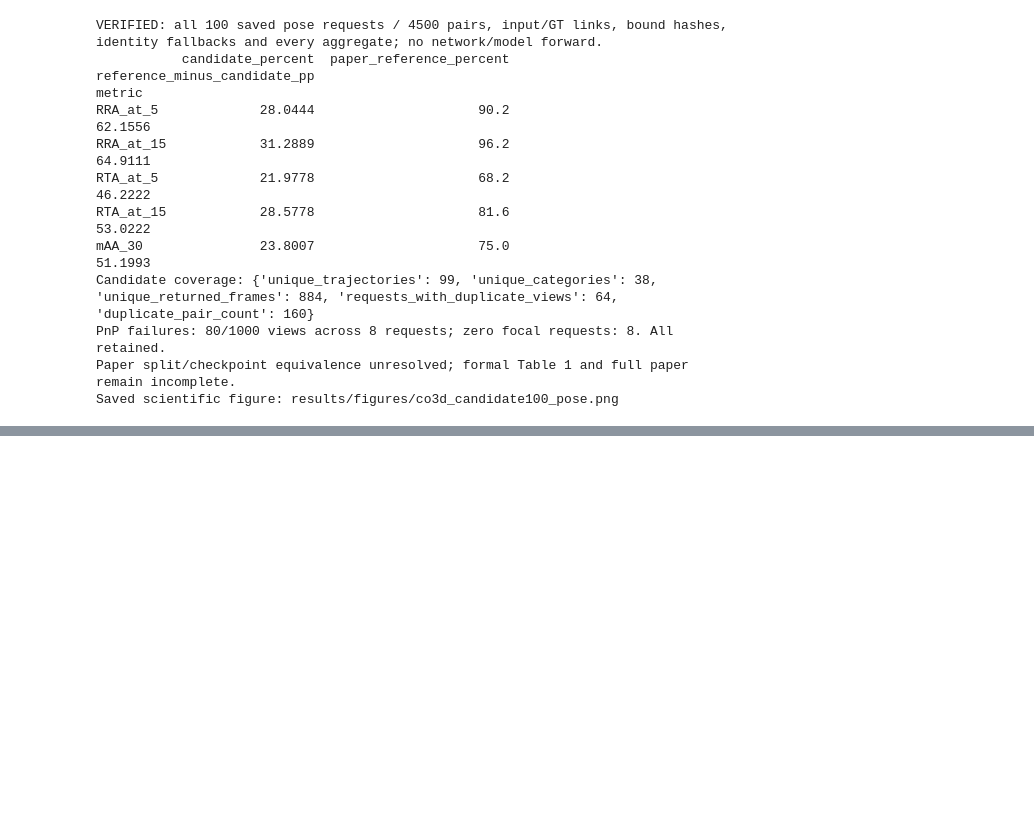
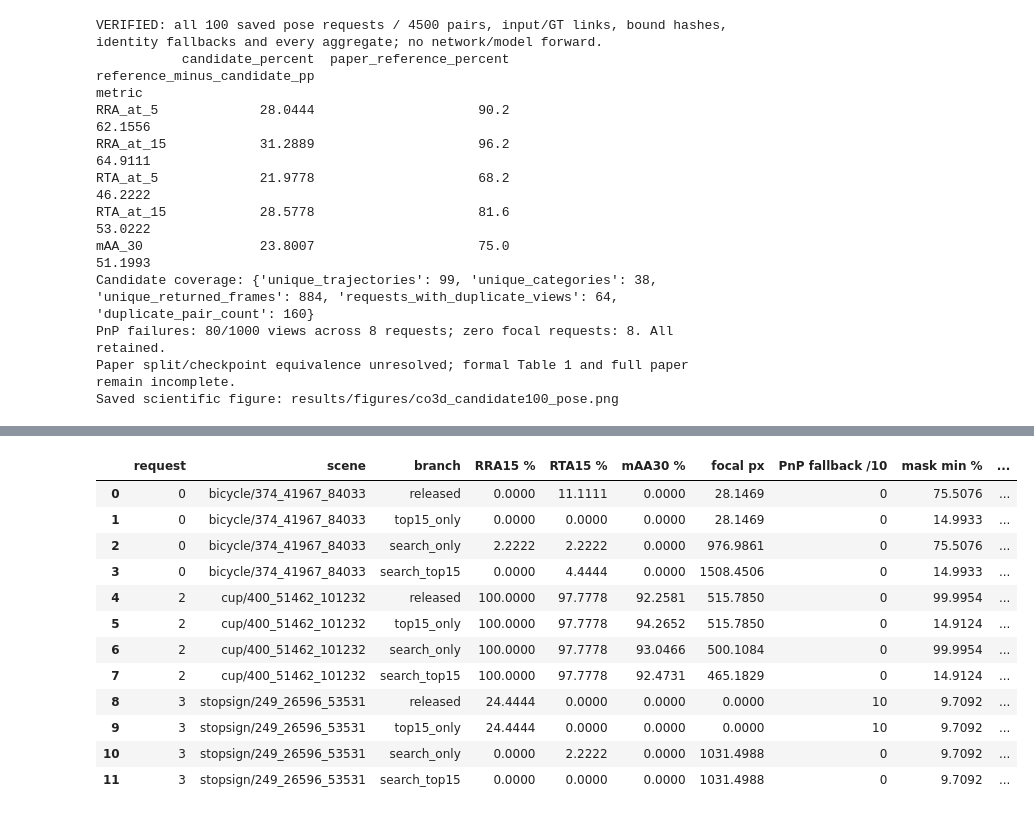
Before and after one commit to Yiran-yetuser/fast3r, a Jupyter notebook: fast3r_reproduction.ipynb, the cells around one changed output, grey strips where cells are left out. Drawn from its saved outputs; the diff is of its cells as text; code cells hidden in the pictures; blank space fills up the shorter version.

Commit message:
Audit author CO3D protocol and archive controlled PnP probes

```diff
--- a/fast3r_reproduction.ipynb
+++ b/fast3r_reproduction.ipynb
@@ -2537,0 +2553,82 @@ Saved scientific figure: results/figures/co3d_candidate100_pose.png
+# %%
+from pathlib import Path
+import hashlib, json
+import numpy as np
+import pandas as pd
+import matplotlib.pyplot as plt
+from IPython.display import display
+from fast3r.eval.cam_pose_metric import camera_to_rel_deg, calculate_auc
+import torch
+
+report_path = Path('results/co3d_candidate_pnp_diagnostic_v1_20261003.json')
+r = json.loads(report_path.read_text())
+v = json.loads(Path('results/co3d_candidate_pnp_diagnostic_verified_20261003.json').read_text())
+a = json.loads(Path('results/co3d_author_protocol_update_20261003.json').read_text())
+assert hashlib.sha256(report_path.read_bytes()).hexdigest() == v['report_sha256']
+assert r['formal_Table1_result'] is False and r['full_paper_completed'] is False
+assert r['model_forward_count'] == 3 and r['request_count'] == 3
+assert a['author_stated_request_count'] == 1000 and a['public_config']['resized_request_count'] == 100
+assert a['author_exact_processed_sequence_JSON_verified'] is False
+baseline = json.loads(Path('results/co3d_pose_100_seed42_adaptation_v3.json').read_text())
+assert hashlib.sha256(Path('results/co3d_pose_100_seed42_adaptation_v3.json').read_bytes()).hexdigest() == v['baseline_report_sha256']
+branches = ['released', 'top15_only', 'search_only', 'search_top15']
+records = []
+for row in r['requests']:
+    assert row['paired_same_forward'] and row['forward_count'] == 1
+    assert row['prediction_before'] == row['prediction_after']
+    assert row['baseline_pose_max_abs_difference'] == 0
+    gt = torch.tensor(row['gt_c2w'], dtype=torch.float32)
+    for name in branches:
+        b = row['branches'][name]
+        pred = torch.tensor(b['predicted_c2w'], dtype=torch.float32)
+        rotation, translation = camera_to_rel_deg(pred, gt, 'cpu', 10)
+        assert len(rotation) == len(translation) == 45
+        values = {f'RRA_at_{k}': float((rotation < k).float().mean()) for k in (5, 15, 30)}
+        values.update({f'RTA_at_{k}': float((translation < k).float().mean()) for k in (5, 15, 30)})
+        values['mAA_30'] = float(calculate_auc(rotation, translation, max_threshold=30))
+        assert all(abs(values[k] - b['metrics'][k]) <= 1e-7 for k in values)
+        assert all(torch.equal(pred[i], torch.eye(4)) for i in b['pnp_failed_view_indices'])
+        masks = b['confidence_masks']
+        records.append({'request': row['request'], 'scene': row['scene'], 'branch': name,
+            'RRA15 %': 100*values['RRA_at_15'], 'RTA15 %': 100*values['RTA_at_15'],
+            'mAA30 %': 100*values['mAA_30'], 'focal px': b['estimated_focal'],
+            'PnP fallback /10': len(b['pnp_failed_view_indices']),
+            'mask min %': 100*min(x['retained_points']/x['total_points'] for x in masks),
+            'mask max %': 100*max(x['retained_points']/x['total_points'] for x in masks)})
+frame = pd.DataFrame(records)
+display(frame.round(4))
+print('Author statement: 1000 requests; released config: 100. Exact split/checkpoint mapping still unverified.')
+print('3 selected probes, 12 branches; baseline exact, all 45 pairs and identity fallbacks retained. No benchmark average.')
+fig, axes = plt.subplots(1, 3, figsize=(12.4, 4.0), sharey=True)
+colors = ['#4c78a8', '#59a14f', '#f28e2b', '#b279a2']
+for axis, row in zip(axes, r['requests']):
+    vals = [100*row['branches'][name]['metrics']['mAA_30'] for name in branches]
+    axis.bar(range(4), vals, color=colors)
+    axis.set_xticks(range(4), ['Released', 'Top15', 'Search', 'Both'])
+    axis.set_title(f"Request {row['request']}: {row['scene'].split('/')[0]}")
+    axis.set_ylim(0, 108)
+    axis.grid(axis='y', alpha=.2)
+    for j, name in enumerate(branches):
+        failures = len(row['branches'][name]['pnp_failed_view_indices'])
+        axis.text(j, vals[j]+2, f'{vals[j]:.1f}%\n{failures} fail', ha='center', fontsize=8)
+axes[0].set_ylabel('mAA@30 (%) — selected diagnostic probes')
+fig.suptitle('Same-forward focal × confidence diagnostic; not Table 1, no probe average')
+fig.tight_layout(rect=[0, 0, 1, .93])
+figure = Path('results/figures/co3d_pnp_factorial_diagnostic.png')
+fig.savefig(figure, dpi=160, bbox_inches='tight')
+plt.show()
+print('Scientific figure:', figure)
+# %% [output]
+|  | request | scene | branch | RRA15 % | RTA15 % | mAA30 % | focal px | PnP fallback /10 | mask min % | ... |
+| 0 | 0 | bicycle/374_41967_84033 | released | 0.0000 | 11.1111 | 0.0000 | 28.1469 | 0 | 75.5076 | ... |
+| 1 | 0 | bicycle/374_41967_84033 | top15_only | 0.0000 | 0.0000 | 0.0000 | 28.1469 | 0 | 14.9933 | ... |
+| 2 | 0 | bicycle/374_41967_84033 | search_only | 2.2222 | 2.2222 | 0.0000 | 976.9861 | 0 | 75.5076 | ... |
+| 3 | 0 | bicycle/374_41967_84033 | search_top15 | 0.0000 | 4.4444 | 0.0000 | 1508.4506 | 0 | 14.9933 | ... |
+| 4 | 2 | cup/400_51462_101232 | released | 100.0000 | 97.7778 | 92.2581 | 515.7850 | 0 | 99.9954 | ... |
+| 5 | 2 | cup/400_51462_101232 | top15_only | 100.0000 | 97.7778 | 94.2652 | 515.7850 | 0 | 14.9124 | ... |
+| 6 | 2 | cup/400_51462_101232 | search_only | 100.0000 | 97.7778 | 93.0466 | 500.1084 | 0 | 99.9954 | ... |
+| 7 | 2 | cup/400_51462_101232 | search_top15 | 100.0000 | 97.7778 | 92.4731 | 465.1829 | 0 | 14.9124 | ... |
+| 8 | 3 | stopsign/249_26596_53531 | released | 24.4444 | 0.0000 | 0.0000 | 0.0000 | 10 | 9.7092 | ... |
+| 9 | 3 | stopsign/249_26596_53531 | top15_only | 24.4444 | 0.0000 | 0.0000 | 0.0000 | 10 | 9.7092 | ... |
+| 10 | 3 | stopsign/249_26596_53531 | search_only | 0.0000 | 2.2222 | 0.0000 | 1031.4988 | 0 | 9.7092 | ... |
+| 11 | 3 | stopsign/249_26596_53531 | search_top15 | 0.0000 | 0.0000 | 0.0000 | 1031.4988 | 0 | 9.7092 | ... |
```
Also changed, not shown: parts of 2 cells of this notebook, 14 other files.
